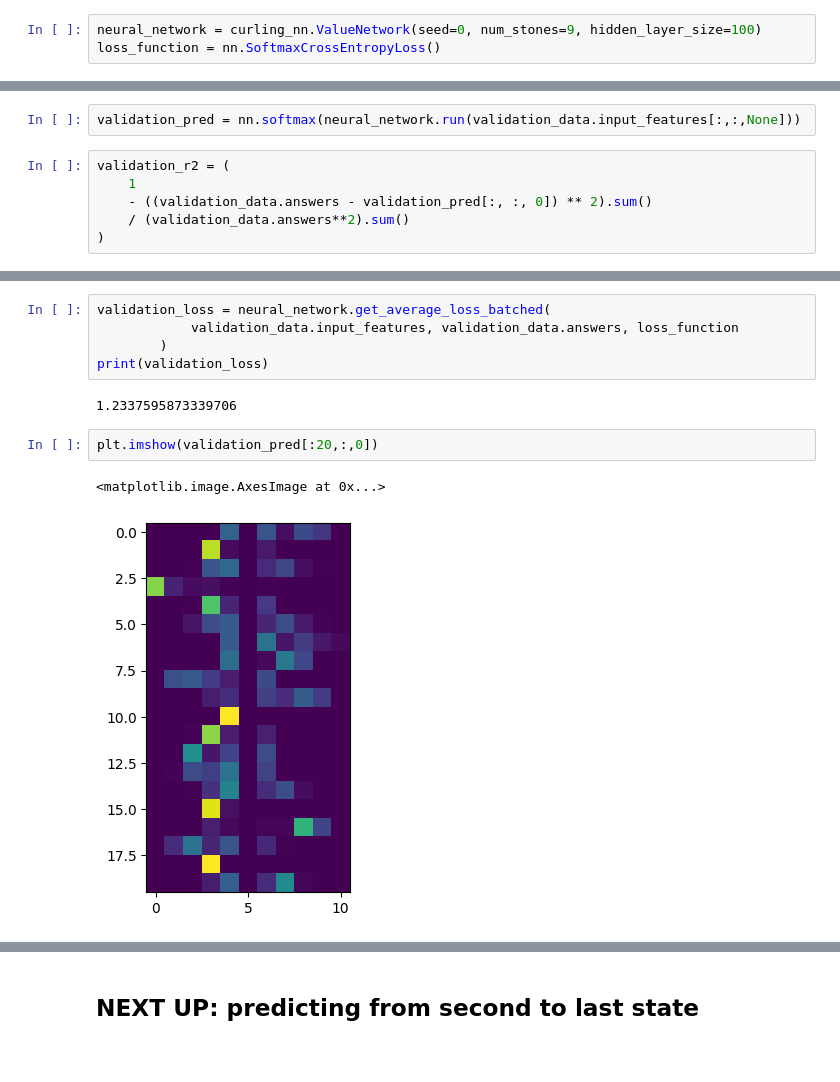
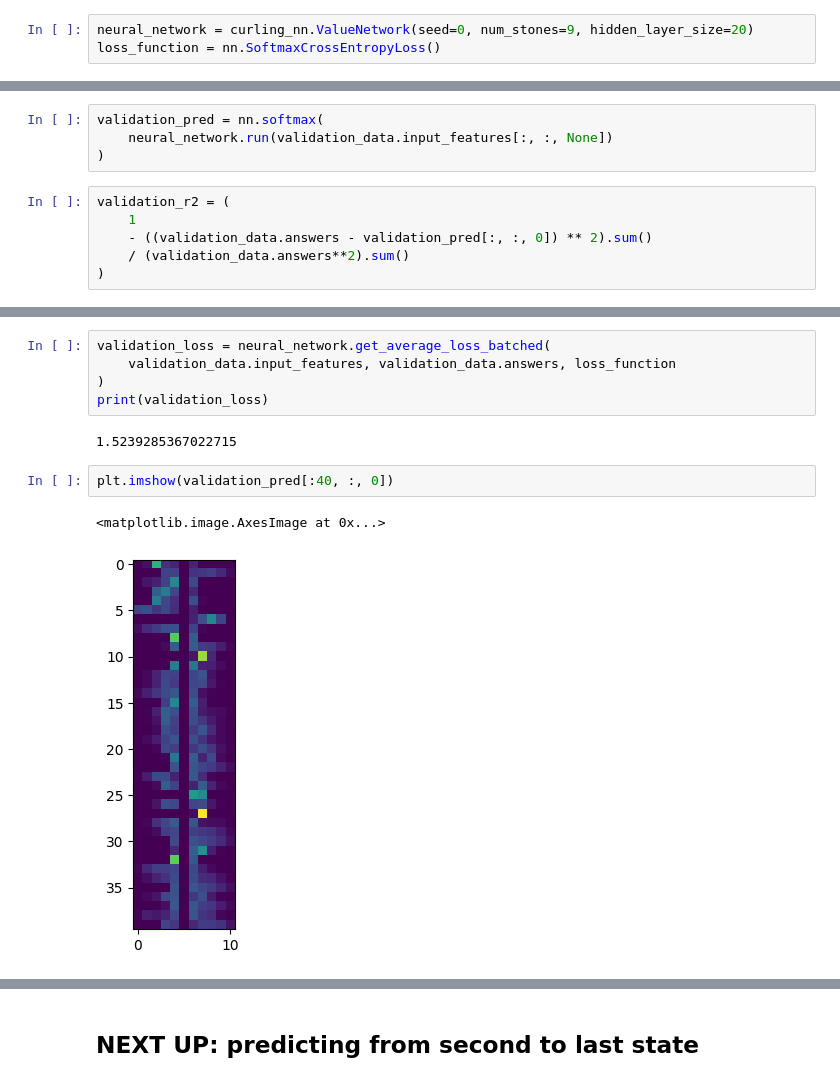
Before and after one commit to kendallzhu/curling, a Jupyter notebook: play_scratch.ipynb, the cells around one changed output, grey strips where cells are left out. Saved outputs shown, nothing was run; the diff lists cells and outputs as text; blank space fills up the shorter version.

```diff
--- a/play_scratch.ipynb
+++ b/play_scratch.ipynb
@@ -23,7 +23,7 @@ import matplotlib.pyplot as plt
 %load_ext autoreload
 %autoreload 2
 # %%
-neural_network = curling_nn.ValueNetwork(seed=0, num_stones=9, hidden_layer_size=100)
+neural_network = curling_nn.ValueNetwork(seed=0, num_stones=9, hidden_layer_size=20)
 loss_function = nn.SoftmaxCrossEntropyLoss()
 # %%
 # TODO: training data should have throws from both teams
@@ -108,5 +106,7 @@ wrote weights to /home/kzhu/curling/value_network_weights.npz
 # %%
-validation_pred = nn.softmax(neural_network.run(validation_data.input_features[:,:,None]))
+validation_pred = nn.softmax(
+    neural_network.run(validation_data.input_features[:, :, None])
+)
 # %%
 validation_r2 = (
     1
@@ -128,13 +128,13 @@ Loaded backend module://matplotlib_inline.backend_inline version unknown.
 # %%
 validation_loss = neural_network.get_average_loss_batched(
-            validation_data.input_features, validation_data.answers, loss_function
-        )
+    validation_data.input_features, validation_data.answers, loss_function
+)
 print(validation_loss)
 # %% [output]
-1.2337595873339706
+1.5239285367022715
 # %%
-plt.imshow(validation_pred[:20,:,0])
+plt.imshow(validation_pred[:40, :, 0])
 # %% [output]
 <matplotlib.image.AxesImage at 0x...>
-[figure, old version]
+[figure, new version]
 # %%
```
Also changed, not shown: parts of 21 cells of this notebook, 3 other files.
